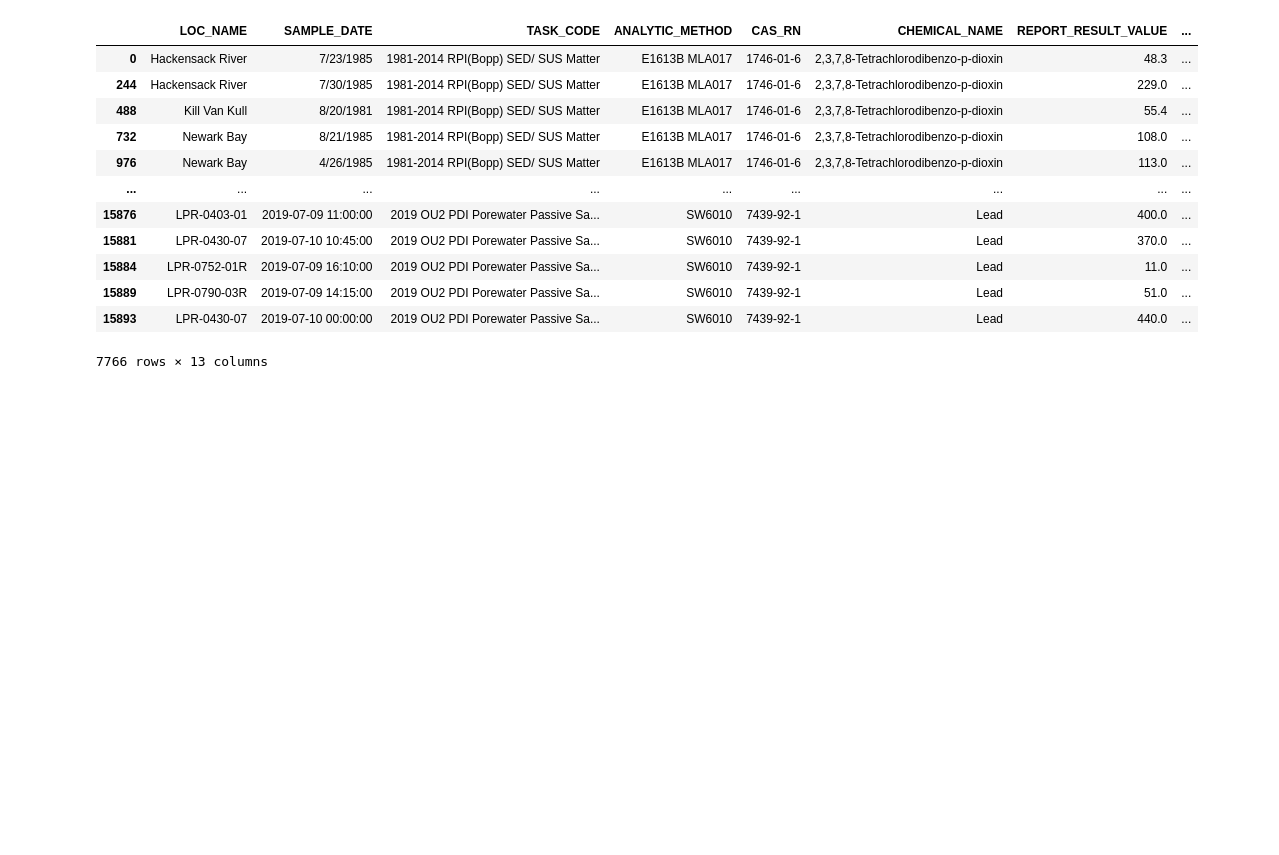
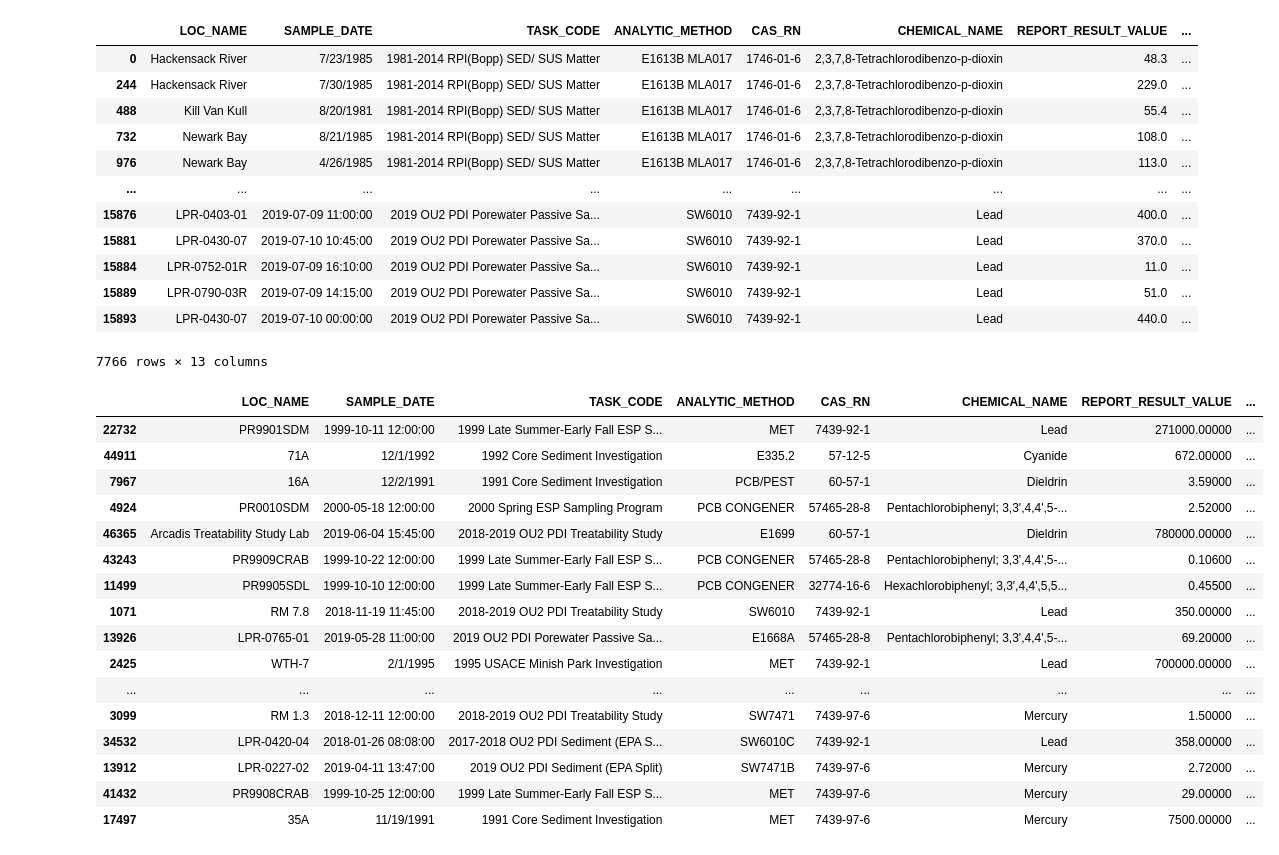
Before and after one commit to kxh3/environmental_contamination, a Jupyter notebook: data/cleandata/andrew_data_cleaning.ipynb, the cells around one changed output. Saved outputs shown, nothing was run; the diff lists cells and outputs as text; code cells hidden in the pictures; blank space fills up the shorter version.

```diff
--- a/data/cleandata/andrew_data_cleaning.ipynb
+++ b/data/cleandata/andrew_data_cleaning.ipynb
@@ -36,3 +36,76 @@ contaminants_df
 # %%
 
 contaminants_df.to_csv('../../notebooks/chemical_filter.csv')
+# %%
+molar_mass={
+        "2,3,7,8-Tetrachlorodibenzo-p-dioxin":321.97,
+        "Cyanide":26.02,
+        "Dieldrin":380.91,
+        "Hexachlorobiphenyl; 3,3',4,4',5,5'- (PCB 169)":360.878,
+        "Lead":207.2,
+        "Mercury":200.59,
+        "Pentachlorobiphenyl; 3,3',4,4',5- (PCB 126)":326.433
+}
+
+conversion_factor={
+        'pg/g':10**-6,
+        'pg/sample':10**-6,
+        'ppt':10**-6,
+        'ppb':10**-3,
+        'ppm':1,
+        'ug/kg':10**-3,
+        'UMOLES/G':1,
+        'ng/g':10**-3,
+        'umol/g':1,
+        'mg/kg':1,
+        'ng/kg':10**-6,
+        'pg':10**-4,
+        'pg/l':10**-9,
+        'ng/l':10**-6,
+        'ug/l':10**-3,
+        'mg/l':1
+}
+contaminants_df['REPORT_RESULT_UNIT'].fillna('ug/kg',inplace=True)
+contaminants_df.dropna(subset=['REPORT_RESULT_VALUE'],inplace=True)
+contaminants_df.isnull().sum()
+
+def unit_conversion(row):
+    REPORT_RESULT_VALUE, REPORT_RESULT_UNIT = row.REPORT_RESULT_VALUE, row.REPORT_RESULT_UNIT
+    conversion = conversion_factor[REPORT_RESULT_UNIT]
+
+    if REPORT_RESULT_UNIT == 'UMOLES/G' or REPORT_RESULT_UNIT == 'umol/g':
+        return REPORT_RESULT_VALUE**2
+    else:
+
+        return REPORT_RESULT_VALUE*conversion
+
+
+contaminants_df['SCALED_VALUE'] = contaminants_df.apply(unit_conversion,axis=1)
+
+def value_moles(row):
+        CHEMICAL_NAME, SCALED_VALUE = row.CHEMICAL_NAME, row.SCALED_VALUE
+        molar = molar_mass[CHEMICAL_NAME]
+
+        return SCALED_VALUE / molar
+
+contaminants_df['VALUE_MUMOL_PER_GRAM'] = contaminants_df.apply(value_moles,axis=1)
+
+contaminants_df.sample(20)
+# %% [output]
+|  | LOC_NAME | SAMPLE_DATE | TASK_CODE | ANALYTIC_METHOD | CAS_RN | CHEMICAL_NAME | REPORT_RESULT_VALUE | ... |
+| 22732 | PR9901SDM | 1999-10-11 12:00:00 | 1999 Late Summer-Early Fall ESP S... | MET | 7439-92-1 | Lead | 271000.00000 | ... |
+| 44911 | 71A | 12/1/1992 | 1992 Core Sediment Investigation | E335.2 | 57-12-5 | Cyanide | 672.00000 | ... |
+| 7967 | 16A | 12/2/1991 | 1991 Core Sediment Investigation | PCB/PEST | 60-57-1 | Dieldrin | 3.59000 | ... |
+| 4924 | PR0010SDM | 2000-05-18 12:00:00 | 2000 Spring ESP Sampling Program | PCB CONGENER | 57465-28-8 | Pentachlorobiphenyl; 3,3',4,4',5-... | 2.52000 | ... |
+| 46365 | Arcadis Treatability Study Lab | 2019-06-04 15:45:00 | 2018-2019 OU2 PDI Treatability Study | E1699 | 60-57-1 | Dieldrin | 780000.00000 | ... |
+| 43243 | PR9909CRAB | 1999-10-22 12:00:00 | 1999 Late Summer-Early Fall ESP S... | PCB CONGENER | 57465-28-8 | Pentachlorobiphenyl; 3,3',4,4',5-... | 0.10600 | ... |
+| 11499 | PR9905SDL | 1999-10-10 12:00:00 | 1999 Late Summer-Early Fall ESP S... | PCB CONGENER | 32774-16-6 | Hexachlorobiphenyl; 3,3',4,4',5,5... | 0.45500 | ... |
+| 1071 | RM 7.8 | 2018-11-19 11:45:00 | 2018-2019 OU2 PDI Treatability Study | SW6010 | 7439-92-1 | Lead | 350.00000 | ... |
+| 13926 | LPR-0765-01 | 2019-05-28 11:00:00 | 2019 OU2 PDI Porewater Passive Sa... | E1668A | 57465-28-8 | Pentachlorobiphenyl; 3,3',4,4',5-... | 69.20000 | ... |
+| 2425 | WTH-7 | 2/1/1995 | 1995 USACE Minish Park Investigation | MET | 7439-92-1 | Lead | 700000.00000 | ... |
+| ... | ... | ... | ... | ... | ... | ... | ... | ... |
+| 3099 | RM 1.3 | 2018-12-11 12:00:00 | 2018-2019 OU2 PDI Treatability Study | SW7471 | 7439-97-6 | Mercury | 1.50000 | ... |
+| 34532 | LPR-0420-04 | 2018-01-26 08:08:00 | 2017-2018 OU2 PDI Sediment (EPA S... | SW6010C | 7439-92-1 | Lead | 358.00000 | ... |
+| 13912 | LPR-0227-02 | 2019-04-11 13:47:00 | 2019 OU2 PDI Sediment (EPA Split) | SW7471B | 7439-97-6 | Mercury | 2.72000 | ... |
+| 41432 | PR9908CRAB | 1999-10-25 12:00:00 | 1999 Late Summer-Early Fall ESP S... | MET | 7439-97-6 | Mercury | 29.00000 | ... |
+| 17497 | 35A | 11/19/1991 | 1991 Core Sediment Investigation | MET | 7439-97-6 | Mercury | 7500.00000 | ... |
```
Also changed, not shown: parts of 1 cell of this notebook, 1 other file.
